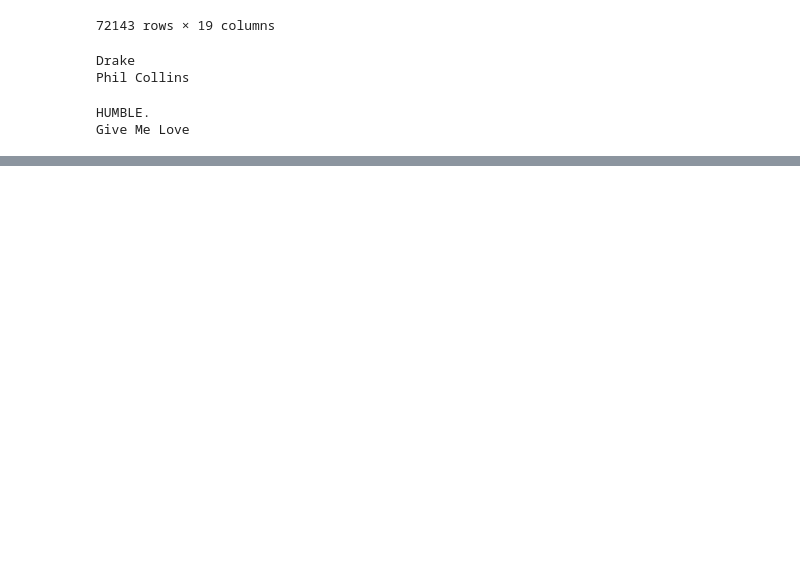
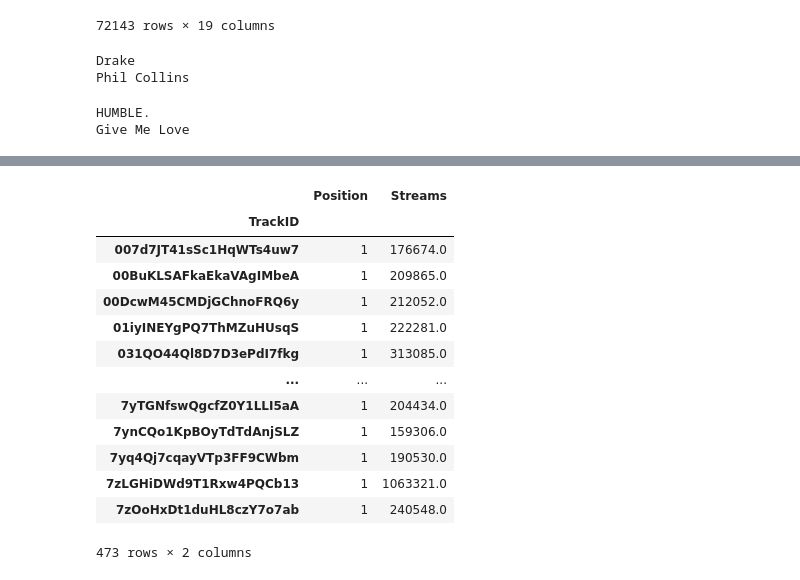
Before and after one commit to iastanehasl/Project-One, a Jupyter notebook: Spotipy_Group.ipynb, the cells around one changed output, grey strips where cells are left out. Cells and saved outputs as stored; diff of their text form; code cells hidden in the pictures; blank space fills up the shorter version.

Commit message:
Pushing changes that found max and min artist and songs over the year.

```diff
--- a/Spotipy_Group.ipynb
+++ b/Spotipy_Group.ipynb
@@ -20,6 +20,6 @@ Index(['Unnamed: 0', 'Unnamed: 0.1', 'Position', 'TrackName', 'Artist',
        'timeSignature'],
       dtype='object')
 # %%
-clean_Spoti = spotipyDF.drop(['Unnamed: 0', 'Unnamed: 0.1', 'TrackID', 'trackID', 'name', 'artist', 'Year', 'Region', 'timeSignature'], axis = 1)
+clean_Spoti = spotipyDF.drop(['Unnamed: 0', 'Unnamed: 0.1','URL', 'trackID', 'name', 'artist', 'Year', 'Region', 'timeSignature'], axis = 1)
 clean_Spoti
 # %% [output]
@@ -45,7 +45,7 @@ Index(['Position', 'TrackName', 'Artist', 'Streams', 'URL', 'Date', 'bins',
        'speechiness', 'tempo'],
       dtype='object')
 # %%
-clean_Spoti.columns=['Position', 'Track Name', 'Artist', 'Streams', 'URL', 'Date', 'Bins',
+clean_Spoti.columns=['Position', 'Track Name', 'Artist', 'Streams', 'Date', 'Bins', 'TrackID',
        'Album', 'Release Date', 'Length', 'Popularity', 'Danceability',
        'Acousticness', 'Energy', 'Instrumentalness', 'Liveness', 'Loudness',
        'Speechiness', 'Tempo']
@@ -113,0 +109,14 @@ mansionz        1                 1         1         1            1      1
+# %%
+freqSongCount = clean_Spoti.groupby('TrackID')['Position'].count()
+freqSongSum = clean_Spoti.groupby('TrackID')['Streams'].sum()
+
+data1 = pd.DataFrame(data=freqSongCount)
+data2 = pd.DataFrame(data=freqSongSum)
+
+freqSong_df = pd.merge(data1, data2, how='outer', on = 'TrackID')
+# freqSong_df.sort_values(by='Position', ascending=False)
+freqSongMax = freqSong_df.loc[freqSong_df['Position'] == 362]
+freqSongMin = freqSong_df.loc[freqSong_df['Position'] == 1]
+
+# temp = freqSong.groupby('TrackID')['Position'].sum()
+# temp.sort_values(ascending=False)
@@ -113,0 +134,17 @@ mansionz        1                 1         1         1            1      1
+# %%
+freqSongMin
+# %% [output]
+|  | Position | Streams |
+| TrackID |  |  |
+| 007d7JT41sSc1HqWTs4uw7 | 1 | 176674.0 |
+| 00BuKLSAFkaEkaVAgIMbeA | 1 | 209865.0 |
+| 00DcwM45CMDjGChnoFRQ6y | 1 | 212052.0 |
+| 01iyINEYgPQ7ThMZuHUsqS | 1 | 222281.0 |
+| 031QO44Ql8D7D3ePdI7fkg | 1 | 313085.0 |
+| ... | ... | ... |
+| 7yTGNfswQgcfZ0Y1LLI5aA | 1 | 204434.0 |
+| 7ynCQo1KpBOyTdTdAnjSLZ | 1 | 159306.0 |
+| 7yq4Qj7cqayVTp3FF9CWbm | 1 | 190530.0 |
+| 7zLGHiDWd9T1Rxw4PQCb13 | 1 | 1063321.0 |
+| 7zOoHxDt1duHL8czY7o7ab | 1 | 240548.0 |
+473 rows × 2 columns
```
Also changed, not shown: parts of 11 cells of this notebook.
